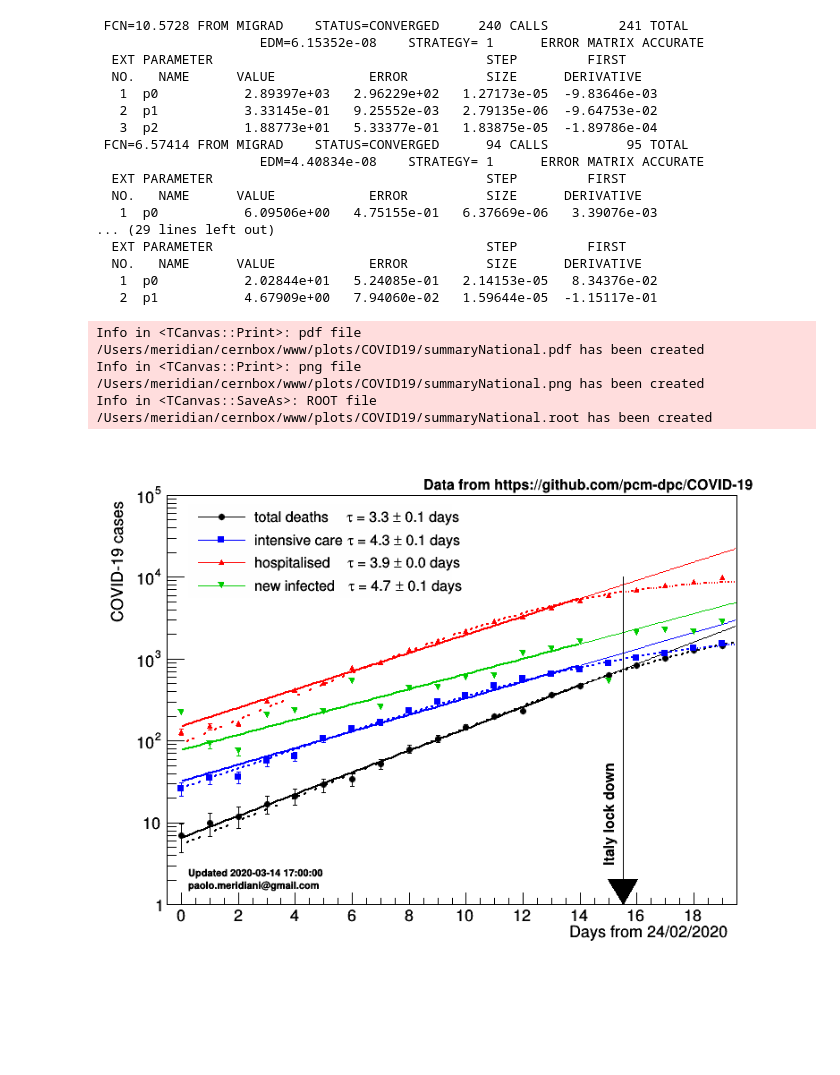
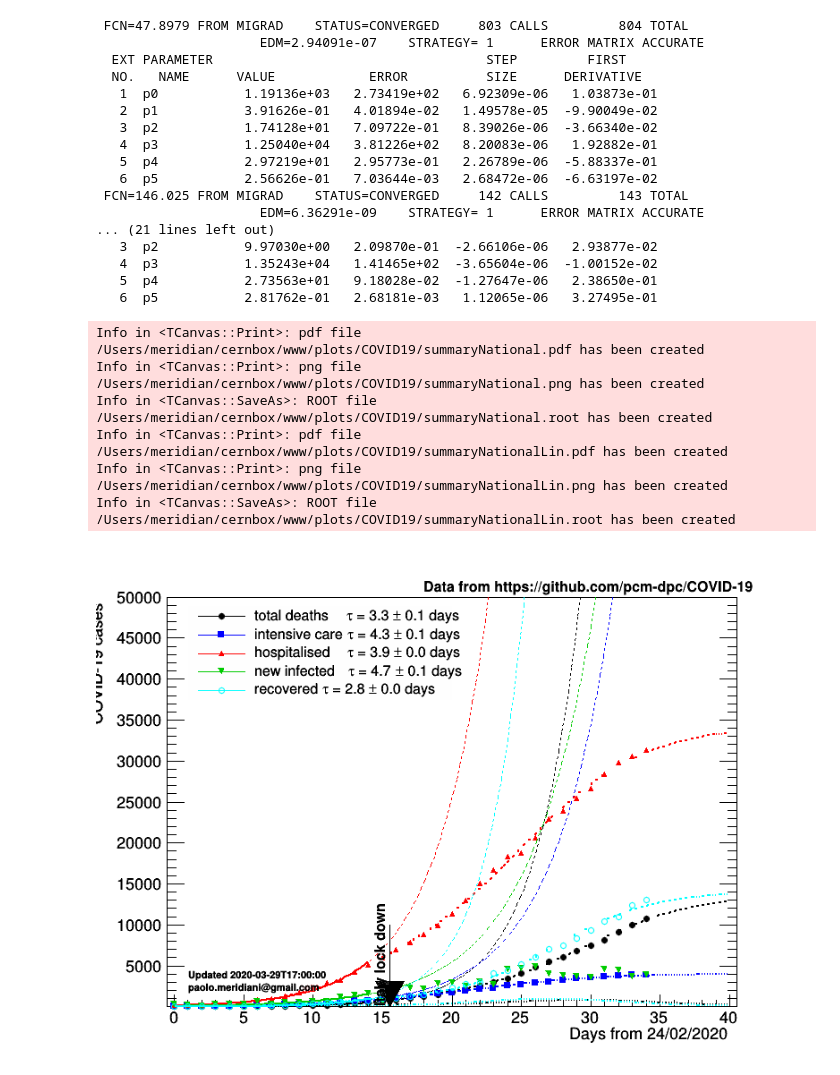
Before and after one commit to pmeridian/COVID19, a Jupyter notebook: Covid19.ipynb, the cells around one changed output. Saved outputs shown, nothing was run; the diff lists cells and outputs as text; code cells hidden in the pictures; blank space fills up the shorter version.

```diff
--- a/Covid19.ipynb
+++ b/Covid19.ipynb
@@ -177,11 +224,10 @@ Info in <TCanvas::SaveAs>: ROOT file /Users/meridian/cernbox/www/plots/COVID19/t
 # %%
 graphs={}
-keys=["deceduti","terapia_intensiva","totale_ospedalizzati","nuovi_attualmente_positivi"]
+keys=["deceduti","terapia_intensiva","totale_ospedalizzati","nuovi_attualmente_positivi","dimessi_guariti"]
 
-a=R.TH2F("a","a",len(dfNational),-0.5,len(dfNational)-0.5,10,1,1E5)
+a=R.TH2F("a","a",len(dfNational)+6,-0.5,len(dfNational)+5.5,10,1,1E5)
 
 R.gStyle.SetOptTitle(0)
-
 a.GetXaxis().SetTitle("Days from 24/02/2020")
 a.GetYaxis().SetTitle("COVID-19 cases")
 a.SetStats(0)
@@ -194,14 +240,16 @@ colors=[
     R.kGreen+1,
     R.kCyan,
     R.kMagenta,
-    R.kOrange
+    R.kOrange,
+    R.kViolet,
 ]
 
 labels={
     'deceduti':                   'total deaths   ',
     'terapia_intensiva':          'intensive care',
     'totale_ospedalizzati':       'hospitalised   ',
-    'nuovi_attualmente_positivi': 'new infected  '
+    'nuovi_attualmente_positivi': 'new infected  ',
+    'dimessi_guariti': 'recovered'
 }
 
 leg1=R.TLegend(0.13,0.88,0.5,0.7)
@@ -223,61 +271,79 @@ for ik,k in enumerate(keys):
     graphs[k].SetMarkerSize(0.9)
     graphs[k].Draw("PSAME")
     if (k!= 'nuovi_attualmente_positivi'):
-        graphs[k].Fit("logit","RB+")
-        graphs[k].GetFunction("logit").SetLineColor(colors[ik])
-        graphs[k].GetFunction("logit").SetLineStyle(3)
-    graphs[k].Fit("ff","RB+","",0,graphs[k].GetN()-6)
+        if (k=='terapia_intensiva'):
+            graphs[k].Fit("logit","RB+","",0,graphs[k].GetN()+5)
+            graphs[k].GetFunction("logit").SetLineColor(colors[ik])
+            graphs[k].GetFunction("logit").SetLineStyle(3)
+            #if(k == 'deceduti'):
+            #graphs[k].GetFunction("logit").DrawDerivative("LSAME")
+        else:
+            graphs[k].Fit("logitSum","RB+","",0,graphs[k].GetN()+5)
+            graphs[k].GetFunction("logitSum").SetLineColor(colors[ik])
+            graphs[k].GetFunction("logitSum").SetLineStyle(3)
+            if (k=='deceduti' or k=='dimessi_guariti'):
+                graphs[k].GetFunction("logitSum").DrawDerivative("LSAME")
+
+    graphs[k].Fit("ff","RBQ+","",0,14)
     t.SetTextSize(0.05)
     leg1.AddEntry(graphs[k],"%s #tau = %.1f #pm %.1f days"%(labels[k],f.GetParameter(1),f.GetParError(1)),"PL")
     graphs[k].GetFunction("ff").SetLineColor(colors[ik])
     fEx[k]=graphs[k].GetFunction("ff").Clone("fEx_%s"%k)
-    fEx[k].SetRange(graphs[k].GetN()-6,graphs[k].GetN()+2)
+    fEx[k].SetRange(14,graphs[k].GetN()+2)
     fEx[k].SetLineWidth(1)
     fEx[k].SetLineStyle(2)
     fEx[k].SetLineColor(colors[ik])
     fEx[k].Draw("SAME")
 
 
 ar=R.TArrow(15.5,10000,15.5,1,0.05,"|>")
 ar.Draw()
 
 t.SetTextSize(0.03)
 t.DrawLatexNDC(0.46,0.91,'Data from https://github.com/pcm-dpc/COVID-19')
 
 t1=R.TLatex()
 t1.SetTextSize(0.03)
 t1.SetTextAngle(90)
 t1.DrawLatex(15.2,3,'Italy lock down')
 
 leg1.Draw()
 t2.DrawLatexNDC(0.13,0.155,'Updated %s'%lastDate)
 t2.DrawLatexNDC(0.13,0.13,'paolo.meridiani@gmail.com')
 
 c1.Draw()
 for ext in ['.pdf','.png','.root']:
     c1.SaveAs("~/cernbox/www/plots/COVID19/summaryNational"+ext)
+
+c1.SetLogy(0)
+a.GetYaxis().SetRangeUser(1,5E4)
+for ext in ['.pdf','.png','.root']:
+    c1.SaveAs("~/cernbox/www/plots/COVID19/summaryNationalLin"+ext)
 # %% [output]
- FCN=10.5728 FROM MIGRAD    STATUS=CONVERGED     240 CALLS         241 TOTAL
-                     EDM=6.15352e-08    STRATEGY= 1      ERROR MATRIX ACCURATE
+ FCN=47.8979 FROM MIGRAD    STATUS=CONVERGED     803 CALLS         804 TOTAL
+                     EDM=2.94091e-07    STRATEGY= 1      ERROR MATRIX ACCURATE
   EXT PARAMETER                                   STEP         FIRST
   NO.   NAME      VALUE            ERROR          SIZE      DERIVATIVE
-   1  p0           2.89397e+03   2.96229e+02   1.27173e-05  -9.83646e-03
-   2  p1           3.33145e-01   9.25552e-03   2.79135e-06  -9.64753e-02
-   3  p2           1.88773e+01   5.33377e-01   1.83875e-05  -1.89786e-04
- FCN=6.57414 FROM MIGRAD    STATUS=CONVERGED      94 CALLS          95 TOTAL
-                     EDM=4.40834e-08    STRATEGY= 1      ERROR MATRIX ACCURATE
-  EXT PARAMETER                                   STEP         FIRST
-  NO.   NAME      VALUE            ERROR          SIZE      DERIVATIVE
-   1  p0           6.09506e+00   4.75155e-01   6.37669e-06   3.39076e-03
-... (29 lines left out)
-  EXT PARAMETER                                   STEP         FIRST
-  NO.   NAME      VALUE            ERROR          SIZE      DERIVATIVE
-   1  p0           2.02844e+01   5.24085e-01   2.14153e-05   8.34376e-02
-   2  p1           4.67909e+00   7.94060e-02   1.59644e-05  -1.15117e-01
+   1  p0           1.19136e+03   2.73419e+02   6.92309e-06   1.03873e-01
+   2  p1           3.91626e-01   4.01894e-02   1.49578e-05  -9.90049e-02
+   3  p2           1.74128e+01   7.09722e-01   8.39026e-06  -3.66340e-02
+   4  p3           1.25040e+04   3.81226e+02   8.20083e-06   1.92882e-01
+   5  p4           2.97219e+01   2.95773e-01   2.26789e-06  -5.88337e-01
+   6  p5           2.56626e-01   7.03644e-03   2.68472e-06  -6.63197e-02
+ FCN=146.025 FROM MIGRAD    STATUS=CONVERGED     142 CALLS         143 TOTAL
+                     EDM=6.36291e-09    STRATEGY= 1      ERROR MATRIX ACCURATE
+... (21 lines left out)
+   3  p2           9.97030e+00   2.09870e-01  -2.66106e-06   2.93877e-02
+   4  p3           1.35243e+04   1.41465e+02  -3.65604e-06  -1.00152e-02
+   5  p4           2.73563e+01   9.18028e-02  -1.27647e-06   2.38650e-01
+   6  p5           2.81762e-01   2.68181e-03   1.12065e-06   3.27495e-01
 Info in <TCanvas::Print>: pdf file /Users/meridian/cernbox/www/plots/COVID19/summaryNational.pdf has been created
 Info in <TCanvas::Print>: png file /Users/meridian/cernbox/www/plots/COVID19/summaryNational.png has been created
 Info in <TCanvas::SaveAs>: ROOT file /Users/meridian/cernbox/www/plots/COVID19/summaryNational.root has been created
+Info in <TCanvas::Print>: pdf file /Users/meridian/cernbox/www/plots/COVID19/summaryNationalLin.pdf has been created
+Info in <TCanvas::Print>: png file /Users/meridian/cernbox/www/plots/COVID19/summaryNationalLin.png has been created
+Info in <TCanvas::SaveAs>: ROOT file /Users/meridian/cernbox/www/plots/COVID19/summaryNationalLin.root has been created
-[figure, old version]
+[figure, new version]
 # %%
 df['Hubei']=dfWorld.loc[dfWorld['Province/State']=='Hubei']
 df['Hubei']=df['Hubei'].drop(columns=['Province/State','Country/Region','Lat','Long'])
```
Also changed, not shown: parts of 14 cells of this notebook, 2 other files.
